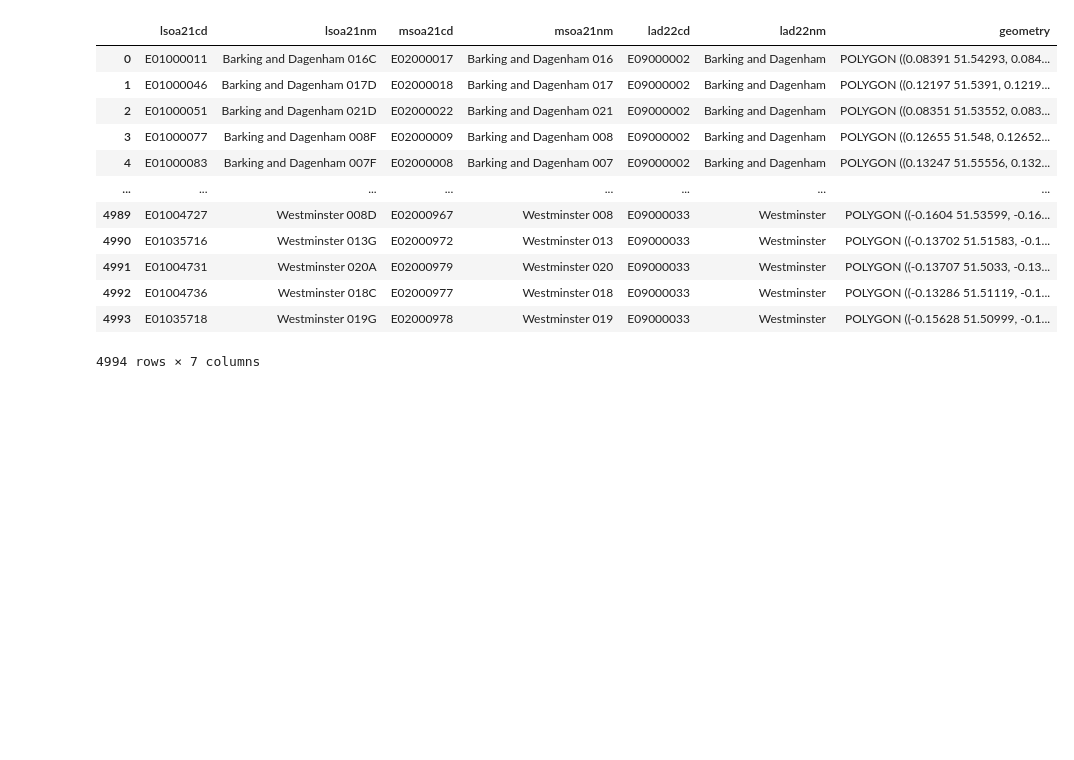
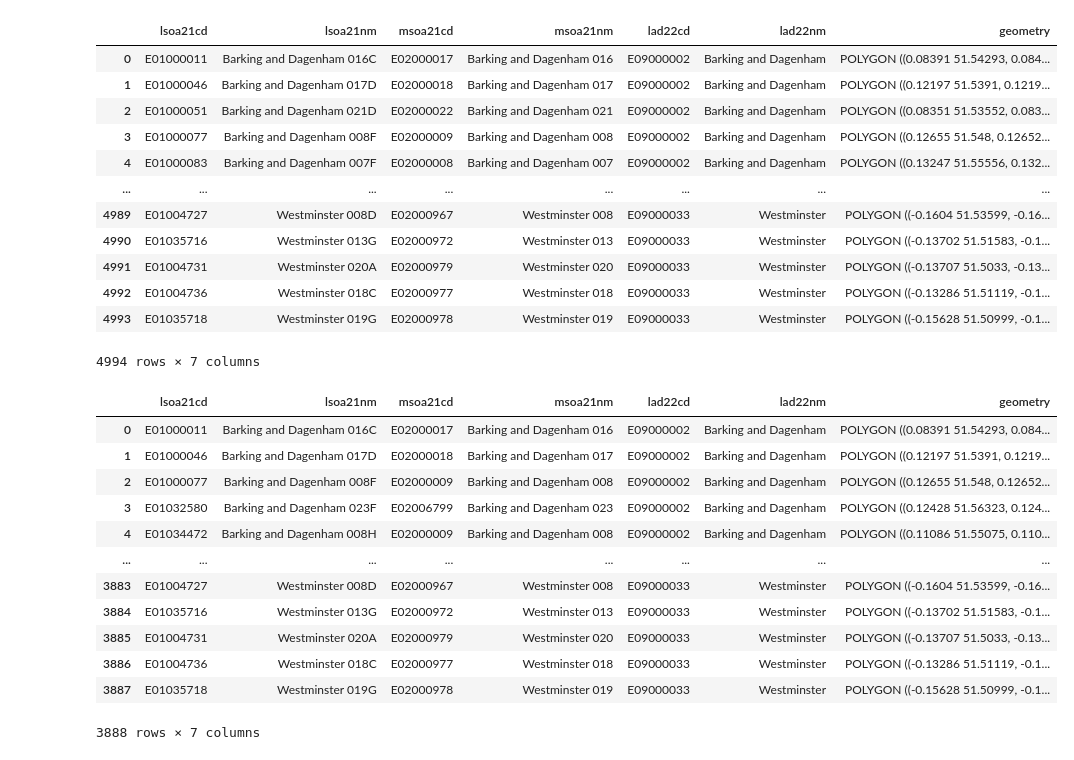
Before and after one commit to ethmacc/casa0017-web-assessment-SafeBike, a Jupyter notebook: Website/data_processing/data_processing.ipynb, the cells around one changed output. Saved outputs shown, nothing was run; the diff lists cells and outputs as text; code cells hidden in the pictures; blank space fills up the shorter version.

```diff
--- a/Website/data_processing/data_processing.ipynb
+++ b/Website/data_processing/data_processing.ipynb
@@ -67,5 +70,20 @@ lsoa2021
 | 4993 | E01035718 | Westminster 019G | E02000978 | Westminster 019 | E09000033 | Westminster | POLYGON ((-0.15628 51.50999, -0.1... |
 4994 rows × 7 columns
 # %%
-merged = lsoa2021.merge(bike_theft_short, on='lsoa21cd')
+merged = lsoa2021.merge(bike_theft_short['LSOA Code'], left_on='lsoa21cd', right_on='LSOA Code')
+merged.drop(columns=['LSOA Code'])
+# %% [output]
+|  | lsoa21cd | lsoa21nm | msoa21cd | msoa21nm | lad22cd | lad22nm | geometry |
+| 0 | E01000011 | Barking and Dagenham 016C | E02000017 | Barking and Dagenham 016 | E09000002 | Barking and Dagenham | POLYGON ((0.08391 51.54293, 0.084... |
+| 1 | E01000046 | Barking and Dagenham 017D | E02000018 | Barking and Dagenham 017 | E09000002 | Barking and Dagenham | POLYGON ((0.12197 51.5391, 0.1219... |
+| 2 | E01000077 | Barking and Dagenham 008F | E02000009 | Barking and Dagenham 008 | E09000002 | Barking and Dagenham | POLYGON ((0.12655 51.548, 0.12652... |
+| 3 | E01032580 | Barking and Dagenham 023F | E02006799 | Barking and Dagenham 023 | E09000002 | Barking and Dagenham | POLYGON ((0.12428 51.56323, 0.124... |
+| 4 | E01034472 | Barking and Dagenham 008H | E02000009 | Barking and Dagenham 008 | E09000002 | Barking and Dagenham | POLYGON ((0.11086 51.55075, 0.110... |
+| ... | ... | ... | ... | ... | ... | ... | ... |
+| 3883 | E01004727 | Westminster 008D | E02000967 | Westminster 008 | E09000033 | Westminster | POLYGON ((-0.1604 51.53599, -0.16... |
+| 3884 | E01035716 | Westminster 013G | E02000972 | Westminster 013 | E09000033 | Westminster | POLYGON ((-0.13702 51.51583, -0.1... |
+| 3885 | E01004731 | Westminster 020A | E02000979 | Westminster 020 | E09000033 | Westminster | POLYGON ((-0.13707 51.5033, -0.13... |
+| 3886 | E01004736 | Westminster 018C | E02000977 | Westminster 018 | E09000033 | Westminster | POLYGON ((-0.13286 51.51119, -0.1... |
+| 3887 | E01035718 | Westminster 019G | E02000978 | Westminster 019 | E09000033 | Westminster | POLYGON ((-0.15628 51.50999, -0.1... |
+3888 rows × 7 columns
 # %%
```
Also changed, not shown: parts of 5 cells of this notebook, 4 other files.
